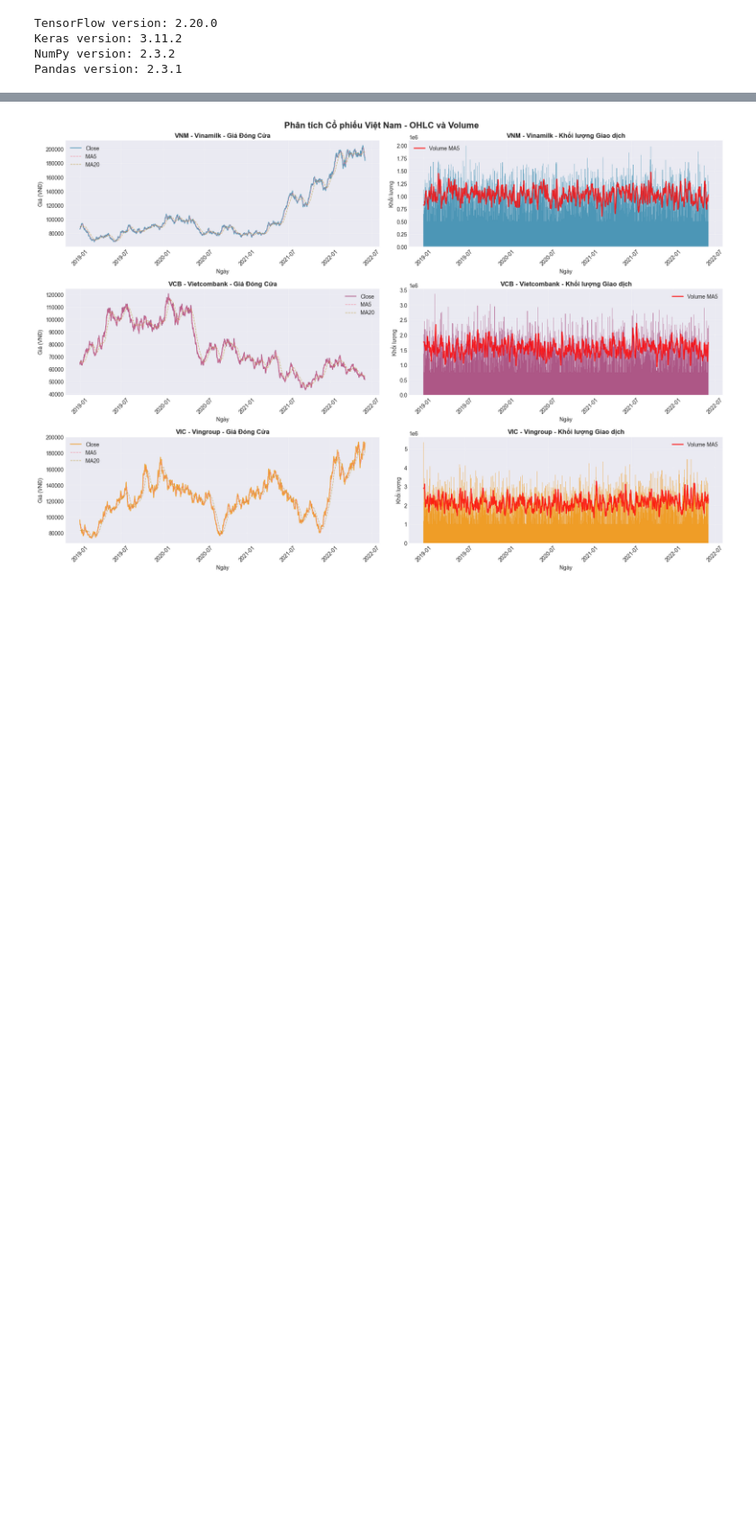
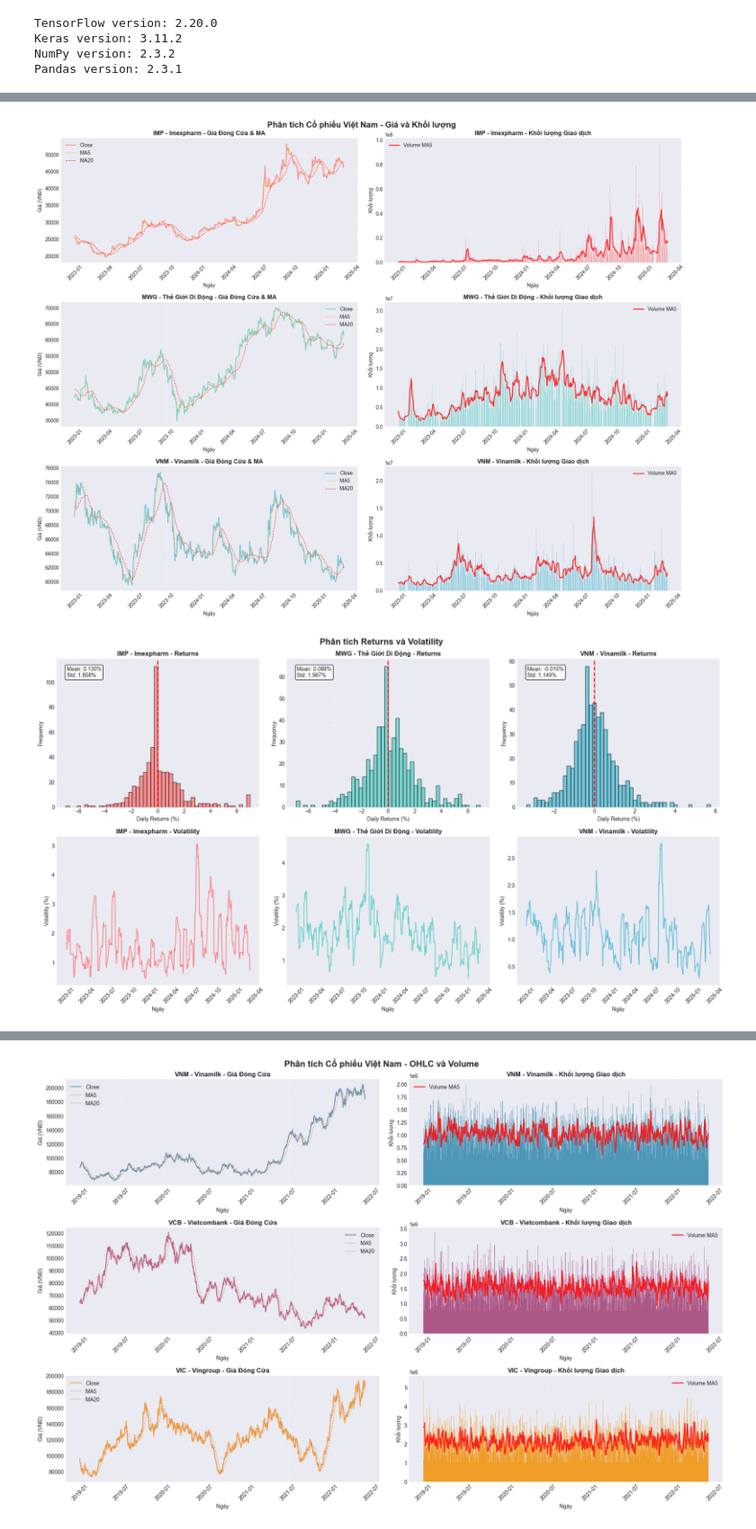
Before and after one commit to luxmountain/IntSys, a Jupyter notebook: Final/case5/case5.ipynb, the cells around one changed output, grey strips where cells are left out. Shown at 90% size. Cells and saved outputs as stored; diff of their text form; code cells hidden in the pictures; blank space fills up the shorter version.

```diff
--- a/Final/case5/case5.ipynb
+++ b/Final/case5/case5.ipynb
@@ -216,0 +234,77 @@ None
+# %%
+# Visualize stock prices and technical indicators
+fig, axes = plt.subplots(3, 2, figsize=(18, 14))
+fig.suptitle('Phân tích Cổ phiếu Việt Nam - Giá và Khối lượng', fontsize=16, fontweight='bold')
+
+stocks = [df_imp, df_mwg, df_vnm]
+stock_names = ['IMP - Imexpharm', 'MWG - Thế Giới Di Động', 'VNM - Vinamilk']
+colors = ['#FF6B6B', '#4ECDC4', '#45B7D1']
+
+for idx, (df, name, color) in enumerate(zip(stocks, stock_names, colors)):
+    # Price chart with Moving Averages
+    axes[idx, 0].plot(df['Date'], df['Close'], label='Close', linewidth=1.5, color=color, alpha=0.8)
+    axes[idx, 0].plot(df['Date'], df['MA5'], label='MA5', linewidth=1, linestyle='--', alpha=0.7, color='orange')
+    axes[idx, 0].plot(df['Date'], df['MA20'], label='MA20', linewidth=1, linestyle='--', alpha=0.7, color='red')
+    axes[idx, 0].set_title(f'{name} - Giá Đóng Cửa & MA', fontweight='bold')
+    axes[idx, 0].set_xlabel('Ngày')
+    axes[idx, 0].set_ylabel('Giá (VNĐ)')
+    axes[idx, 0].legend(loc='best')
+    axes[idx, 0].grid(True, alpha=0.3)
+    axes[idx, 0].tick_params(axis='x', rotation=45)
+
+    # Volume chart
+    axes[idx, 1].bar(df['Date'], df['Volume'], color=color, alpha=0.5, width=1)
+    axes[idx, 1].plot(df['Date'], df['Volume_MA5'], label='Volume MA5',
+                     color='red', linewidth=2, alpha=0.8)
+    axes[idx, 1].set_title(f'{name} - Khối lượng Giao dịch', fontweight='bold')
+    axes[idx, 1].set_xlabel('Ngày')
+    axes[idx, 1].set_ylabel('Khối lượng')
+    axes[idx, 1].legend(loc='best')
+    axes[idx, 1].grid(True, alpha=0.3)
+    axes[idx, 1].tick_params(axis='x', rotation=45)
+
+plt.tight_layout()
+plt.show()
+
+# Returns and Volatility Analysis
+fig, axes = plt.subplots(2, 3, figsize=(18, 10))
+fig.suptitle('Phân tích Returns và Volatility', fontsize=16, fontweight='bold')
+
+for idx, (df, name, color) in enumerate(zip(stocks, stock_names, colors)):
+    # Returns distribution
+    axes[0, idx].hist(df['Returns']*100, bins=50, color=color, alpha=0.7, edgecolor='black')
+    axes[0, idx].axvline(x=0, color='red', linestyle='--', linewidth=2)
+    axes[0, idx].set_title(f'{name} - Returns', fontweight='bold')
+    axes[0, idx].set_xlabel('Daily Returns (%)')
+    axes[0, idx].set_ylabel('Frequency')
+    axes[0, idx].grid(True, alpha=0.3)
+
+    mean_return = df['Returns'].mean() * 100
+    std_return = df['Returns'].std() * 100
+    axes[0, idx].text(0.05, 0.95, f'Mean: {mean_return:.3f}%\nStd: {std_return:.3f}%',
+                     transform=axes[0, idx].transAxes, verticalalignment='top',
+                     bbox=dict(boxstyle='round', facecolor='white', alpha=0.9))
+
+    # Volatility over time
+    axes[1, idx].plot(df['Date'], df['Volatility']*100, color=color, linewidth=1.5, alpha=0.8)
+    axes[1, idx].set_title(f'{name} - Volatility', fontweight='bold')
+    axes[1, idx].set_xlabel('Ngày')
+    axes[1, idx].set_ylabel('Volatility (%)')
+    axes[1, idx].grid(True, alpha=0.3)
+    axes[1, idx].tick_params(axis='x', rotation=45)
+
+plt.tight_layout()
+plt.show()
+
+# Correlation matrix for features
+print("\n" + "=" * 80)
+print("FEATURE CORRELATIONS")
+print("=" * 80)
+
+for df, name in zip(stocks, stock_names):
+    feature_cols = ['Close', 'Volume', 'Returns', 'MA5', 'MA20', 'Volatility', 'RSI']
+    print(f"\n{name}:")
+    print(df[feature_cols].corr().round(3))
+# %% [output]
+[figure, added]
+[figure, added]
```
Also changed, not shown: parts of 19 cells of this notebook, 4 other files.
